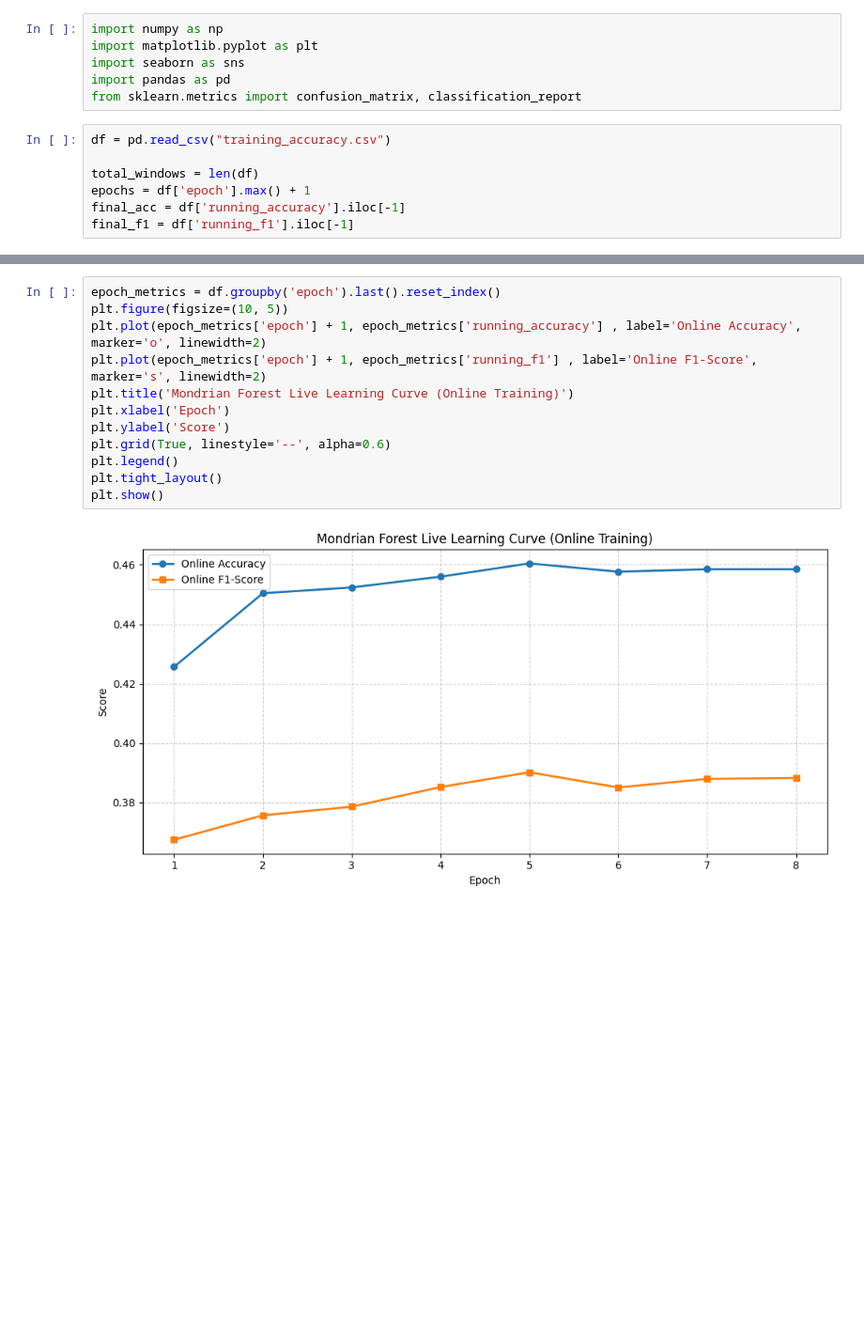
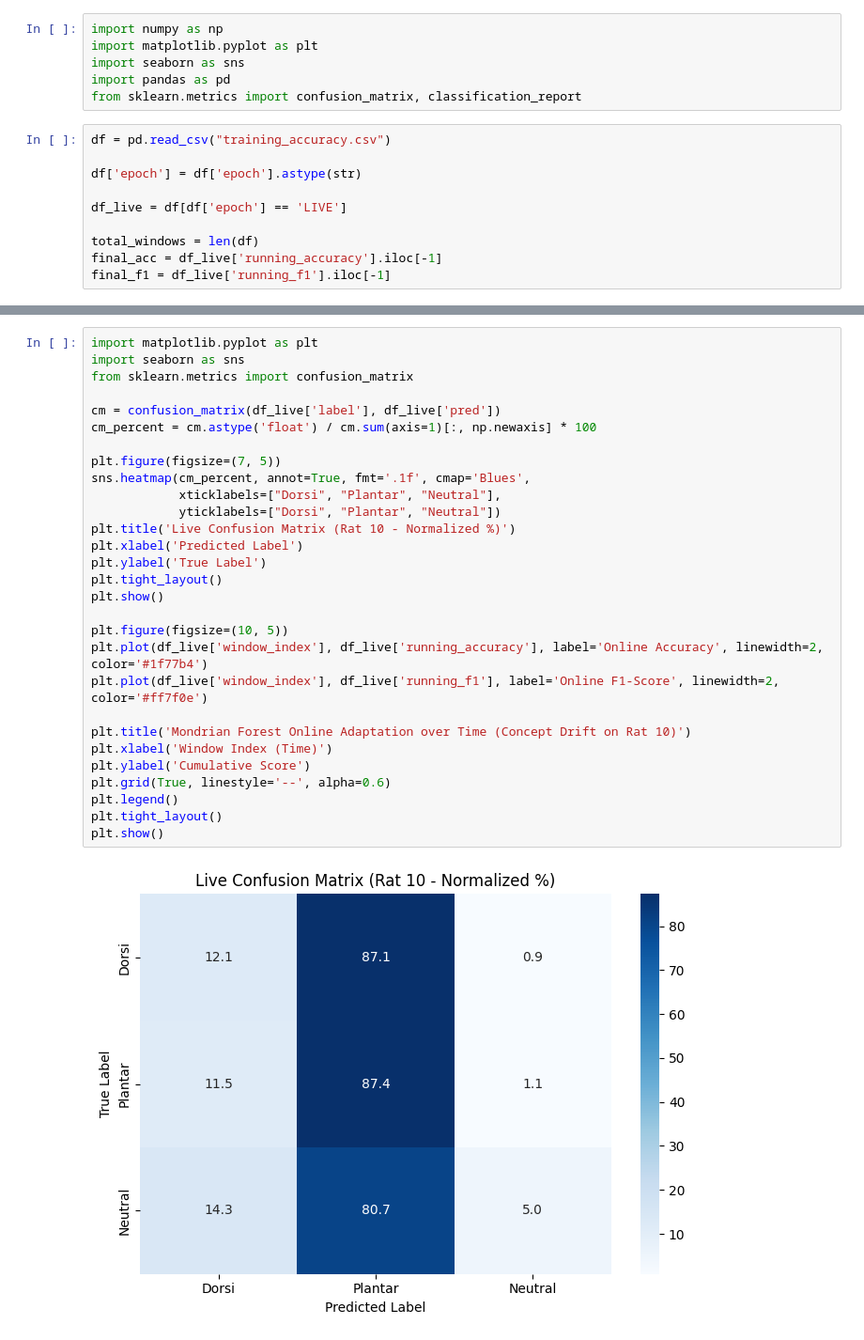
Before and after one commit to christopherahk/Fagprojekt, a Jupyter notebook: python_files/data_trees.ipynb, the cells around one changed output, grey strips where cells are left out. Shown at 94% size. Saved outputs shown, nothing was run; the diff lists cells and outputs as text; blank space fills up the shorter version.

```diff
--- a/python_files/data_trees.ipynb
+++ b/python_files/data_trees.ipynb
@@ -7,8 +7,11 @@ from sklearn.metrics import confusion_matrix, classification_report
 # %%
 df = pd.read_csv("training_accuracy.csv")
 
+df['epoch'] = df['epoch'].astype(str)
+
+df_live = df[df['epoch'] == 'LIVE']
+
 total_windows = len(df)
-epochs = df['epoch'].max() + 1
-final_acc = df['running_accuracy'].iloc[-1]
-final_f1 = df['running_f1'].iloc[-1]
+final_acc = df_live['running_accuracy'].iloc[-1]
+final_f1 = df_live['running_f1'].iloc[-1]
 # %%
@@ -37,14 +43,31 @@ weighted avg       0.53      0.45      0.41     28720
 # %%
-epoch_metrics = df.groupby('epoch').last().reset_index()
+import matplotlib.pyplot as plt
+import seaborn as sns
+from sklearn.metrics import confusion_matrix
+
+cm = confusion_matrix(df_live['label'], df_live['pred'])
+cm_percent = cm.astype('float') / cm.sum(axis=1)[:, np.newaxis] * 100
+
+plt.figure(figsize=(7, 5))
+sns.heatmap(cm_percent, annot=True, fmt='.1f', cmap='Blues',
+            xticklabels=["Dorsi", "Plantar", "Neutral"],
+            yticklabels=["Dorsi", "Plantar", "Neutral"])
+plt.title('Live Confusion Matrix (Rat 10 - Normalized %)')
+plt.xlabel('Predicted Label')
+plt.ylabel('True Label')
+plt.tight_layout()
+plt.show()
+
 plt.figure(figsize=(10, 5))
-plt.plot(epoch_metrics['epoch'] + 1, epoch_metrics['running_accuracy'] , label='Online Accuracy', marker='o', linewidth=2)
-plt.plot(epoch_metrics['epoch'] + 1, epoch_metrics['running_f1'] , label='Online F1-Score', marker='s', linewidth=2)
-plt.title('Mondrian Forest Live Learning Curve (Online Training)')
-plt.xlabel('Epoch')
-plt.ylabel('Score')
+plt.plot(df_live['window_index'], df_live['running_accuracy'], label='Online Accuracy', linewidth=2, color='#1f77b4')
+plt.plot(df_live['window_index'], df_live['running_f1'], label='Online F1-Score', linewidth=2, color='#ff7f0e')
+
+plt.title('Mondrian Forest Online Adaptation over Time (Concept Drift on Rat 10)')
+plt.xlabel('Window Index (Time)')
+plt.ylabel('Cumulative Score')
 plt.grid(True, linestyle='--', alpha=0.6)
 plt.legend()
 plt.tight_layout()
 plt.show()
 # %% [output]
-[figure, old version]
+[figure, new version]
```
Also changed, not shown: parts of 6 cells of this notebook, 2 other files.
